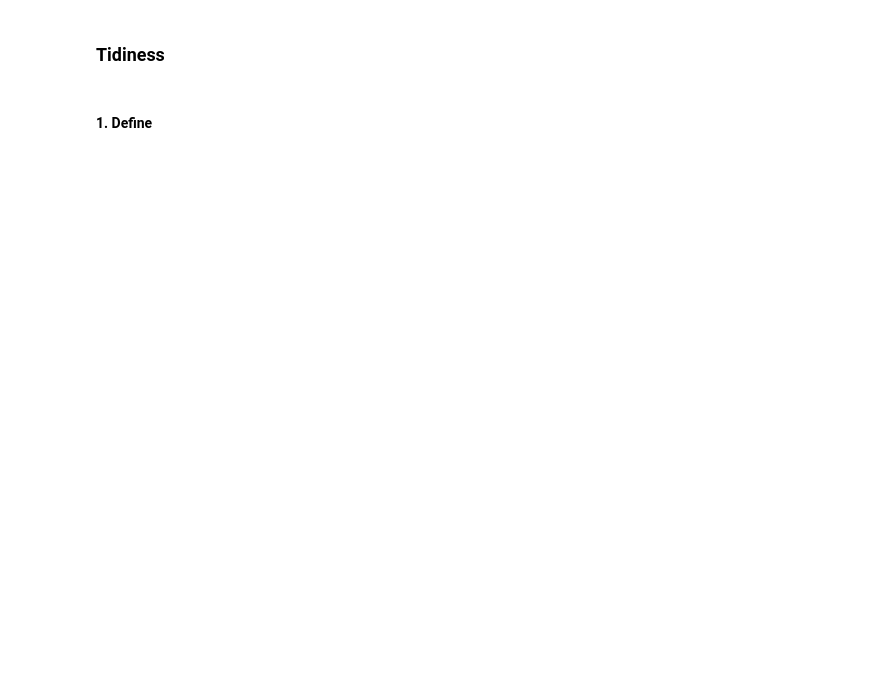
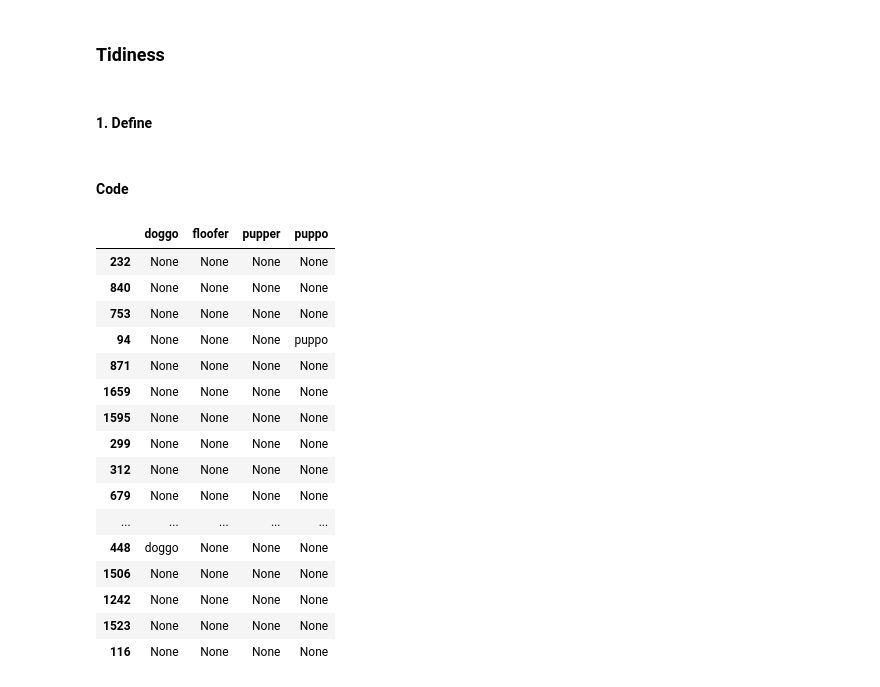
Before and after one commit to daniel-guarino/project04-wrangling-and-analyze-data, a Jupyter notebook: wrangle_act.ipynb, the cells around one changed output. Saved outputs shown, nothing was run; the diff lists cells and outputs as text; code cells hidden in the pictures; blank space fills up the shorter version.

```diff
--- a/wrangle_act.ipynb
+++ b/wrangle_act.ipynb
@@ -465,9 +500,7 @@ puppo                         2356 non-null object
 dtypes: float64(4), int64(3), object(10)
 memory usage: 313.0+ KB
 # %%
-columns = ['in_reply_to_status_id', 'in_reply_to_user_id', 'retweeted_status_id', 'retweeted_status_user_id',
-        'retweeted_status_timestamp']
+drop_columns_list = ['in_reply_to_status_id', 'in_reply_to_user_id', 'source','retweeted_status_id',
+                     'retweeted_status_user_id', 'retweeted_status_timestamp']
 
-def drop_columns(columns, df_clean):
-    for column in columns:
-        df_clean.drop(columns = column, axis= 1, inplace = True)
+df_clean.drop(columns = drop_columns_list, axis= 1, inplace = True)
@@ -699,3 +732,25 @@ Name: dog_rating, dtype: float64
 ### Tidiness ###
 # %% [markdown]
 #### 1. Define ####
+# %% [markdown]
+#### Code ####
+# %%
+df_clean.iloc[:,-6:-2].sample(20)
+# %% [output]
+|  | doggo | floofer | pupper | puppo |
+| 232 | None | None | None | None |
+| 840 | None | None | None | None |
+| 753 | None | None | None | None |
+| 94 | None | None | None | puppo |
+| 871 | None | None | None | None |
+| 1659 | None | None | None | None |
+| 1595 | None | None | None | None |
+| 299 | None | None | None | None |
+| 312 | None | None | None | None |
+| 679 | None | None | None | None |
+| ... | ... | ... | ... | ... |
+| 448 | doggo | None | None | None |
+| 1506 | None | None | None | None |
+| 1242 | None | None | None | None |
+| 1523 | None | None | None | None |
+| 116 | None | None | None | None |
```
Also changed, not shown: parts of 24 cells of this notebook.
